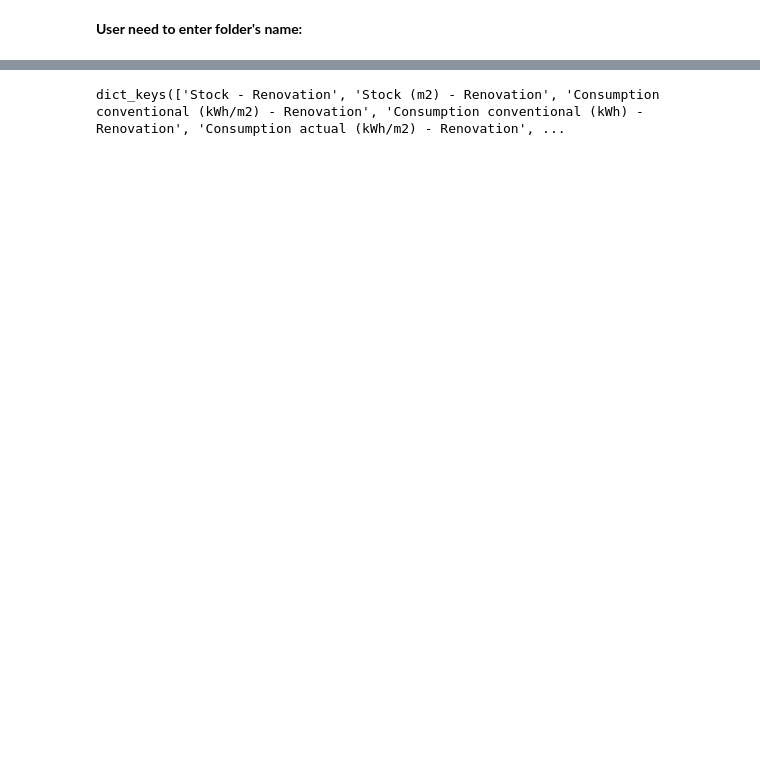
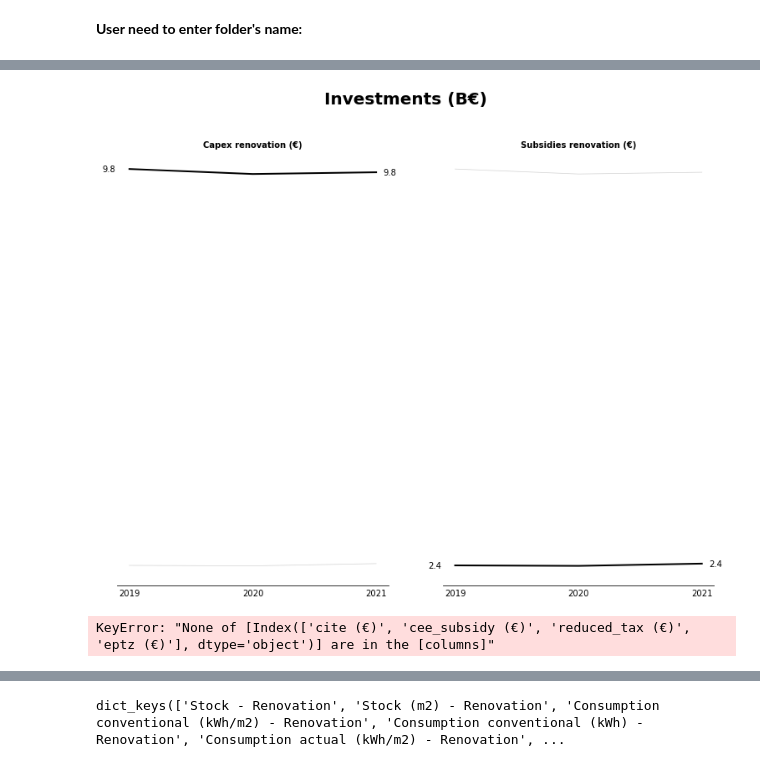
Before and after one commit to CIRED/Res-IRF, a Jupyter notebook: project/user_interface.ipynb, the cells around one changed output, grey strips where cells are left out. Cells and saved outputs as stored; diff of their text form; code cells hidden in the pictures; blank space fills up the shorter version.

```diff
--- a/project/user_interface.ipynb
+++ b/project/user_interface.ipynb
@@ -49,0 +43,12 @@ display(summary)
+# %%
+df = summary.loc[:, ['Capex renovation (€)', 'Subsidies renovation (€)']]
+df.dropna(inplace=True)
+economic_subplots(df.T, 'Investments (B€)', format_val=lambda x: '{:,.1f}'.format(x / 10**9), n_columns=2)
+# %% [output]
+[figure, added]
+# %%
+df = summary.loc[:, ['cite (€)', 'cee_subsidy (€)', 'reduced_tax (€)', 'eptz (€)']]
+df.dropna(inplace=True)
+economic_subplots(df.T, 'Subsidies (M€)', format_val=lambda x: '{:,.0f}'.format(x / 10**6), n_columns=2)
+# %% [output]
+KeyError: "None of [Index(['cite (€)', 'cee_subsidy (€)', 'reduced_tax (€)', 'eptz (€)'], dtype='object')] are in the [columns]"
```
Also changed, not shown: parts of 105 cells of this notebook, 20 other files.
